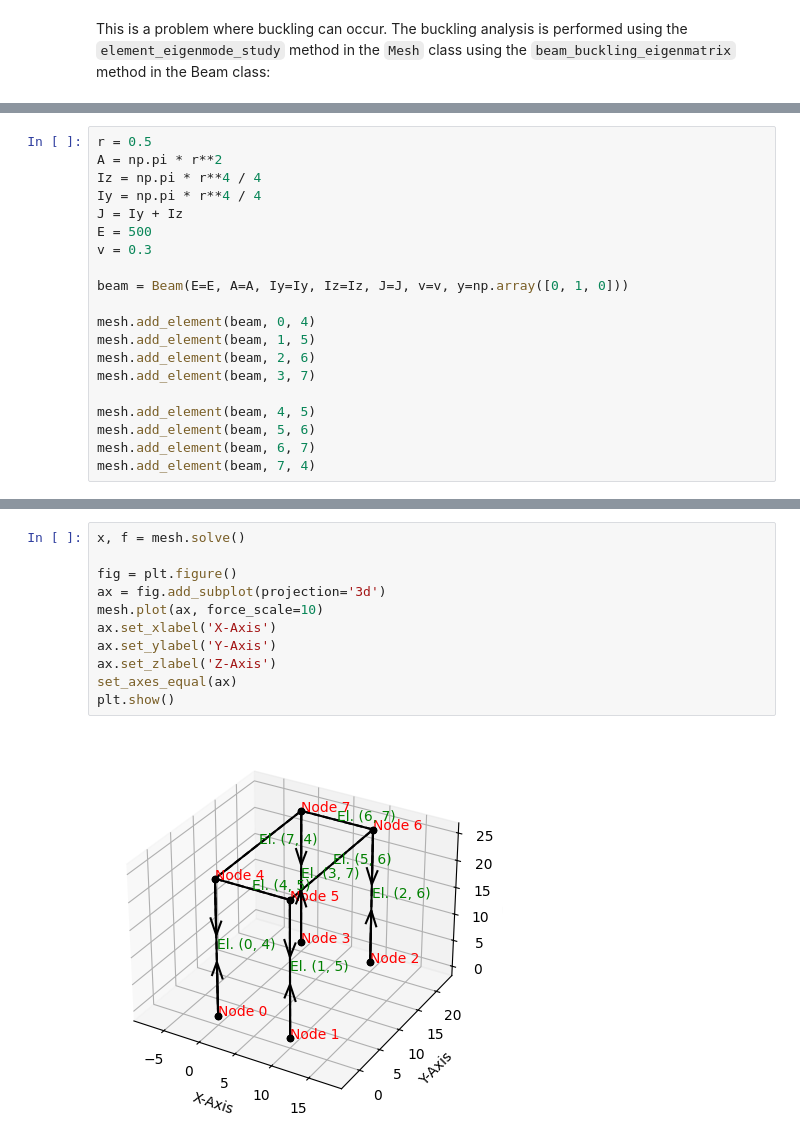
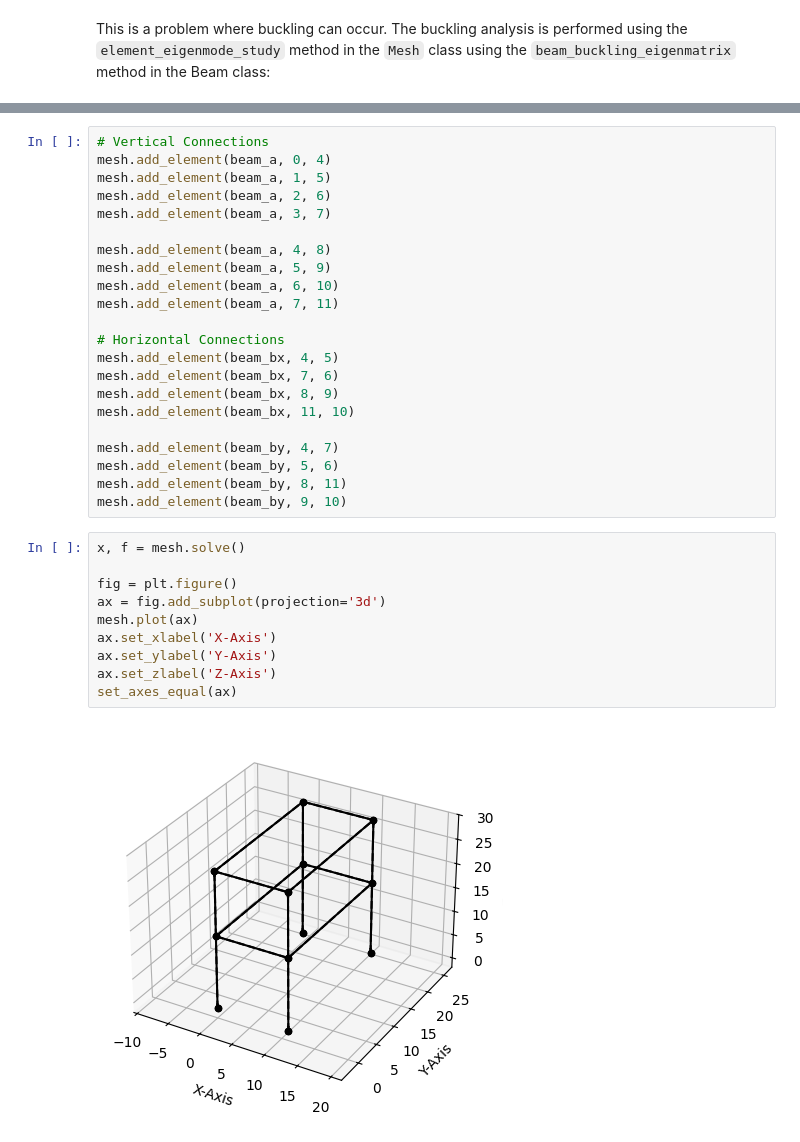
Before and after one commit to rtengle/me700-hw2, a Jupyter notebook: tutorial/tutorial.ipynb, the cells around one changed output, grey strips where cells are left out. Drawn from its saved outputs; the diff is of its cells as text.

```diff
--- a/tutorial/tutorial.ipynb
+++ b/tutorial/tutorial.ipynb
@@ -302,20 +266,0 @@ mesh.add_node(7, pos=np.array([0, 20, 25]), bc=np.full(6, np.nan), bf=bfb)
-# %%
-r = 0.5
-A = np.pi * r**2
-Iz = np.pi * r**4 / 4
-Iy = np.pi * r**4 / 4
-J = Iy + Iz
-E = 500
-v = 0.3
-
-beam = Beam(E=E, A=A, Iy=Iy, Iz=Iz, J=J, v=v, y=np.array([0, 1, 0]))
-
-mesh.add_element(beam, 0, 4)
-mesh.add_element(beam, 1, 5)
-mesh.add_element(beam, 2, 6)
-mesh.add_element(beam, 3, 7)
-
-mesh.add_element(beam, 4, 5)
-mesh.add_element(beam, 5, 6)
-mesh.add_element(beam, 6, 7)
-mesh.add_element(beam, 7, 4)
@@ -322,13 +293,34 @@ mesh.add_element(beam, 7, 4)
+# %%
+# Vertical Connections
+mesh.add_element(beam_a, 0, 4)
+mesh.add_element(beam_a, 1, 5)
+mesh.add_element(beam_a, 2, 6)
+mesh.add_element(beam_a, 3, 7)
+
+mesh.add_element(beam_a, 4, 8)
+mesh.add_element(beam_a, 5, 9)
+mesh.add_element(beam_a, 6, 10)
+mesh.add_element(beam_a, 7, 11)
+
+# Horizontal Connections
+mesh.add_element(beam_bx, 4, 5)
+mesh.add_element(beam_bx, 7, 6)
+mesh.add_element(beam_bx, 8, 9)
+mesh.add_element(beam_bx, 11, 10)
+
+mesh.add_element(beam_by, 4, 7)
+mesh.add_element(beam_by, 5, 6)
+mesh.add_element(beam_by, 8, 11)
+mesh.add_element(beam_by, 9, 10)
 # %%
 x, f = mesh.solve()
 
 fig = plt.figure()
 ax = fig.add_subplot(projection='3d')
-mesh.plot(ax, force_scale=10)
+mesh.plot(ax)
 ax.set_xlabel('X-Axis')
 ax.set_ylabel('Y-Axis')
 ax.set_zlabel('Z-Axis')
 set_axes_equal(ax)
-plt.show()
 # %% [output]
-[figure, old version]
+[figure, new version]
```
Also changed, not shown: parts of 22 cells of this notebook, 2 other files.
